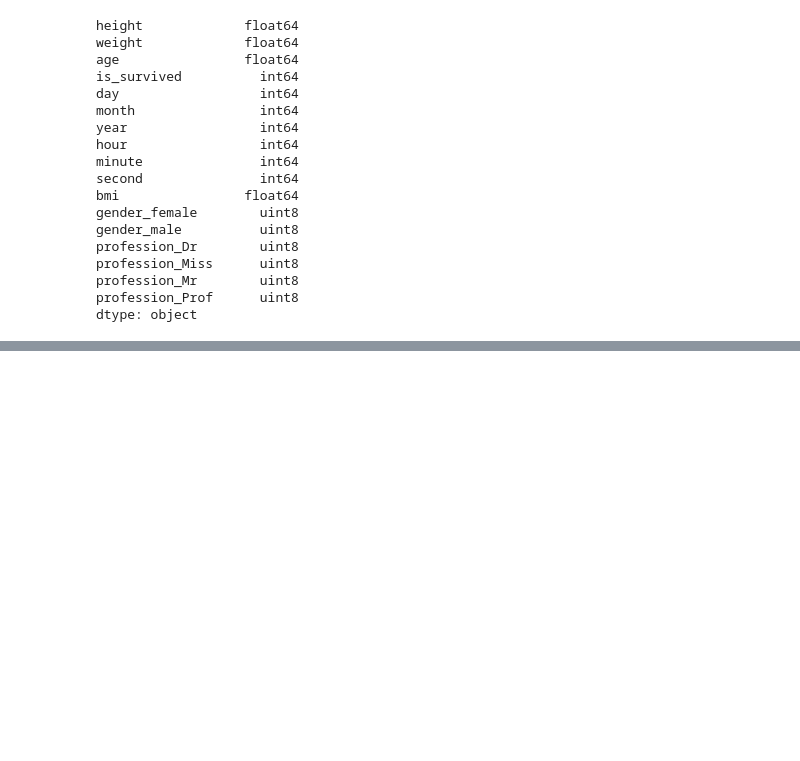
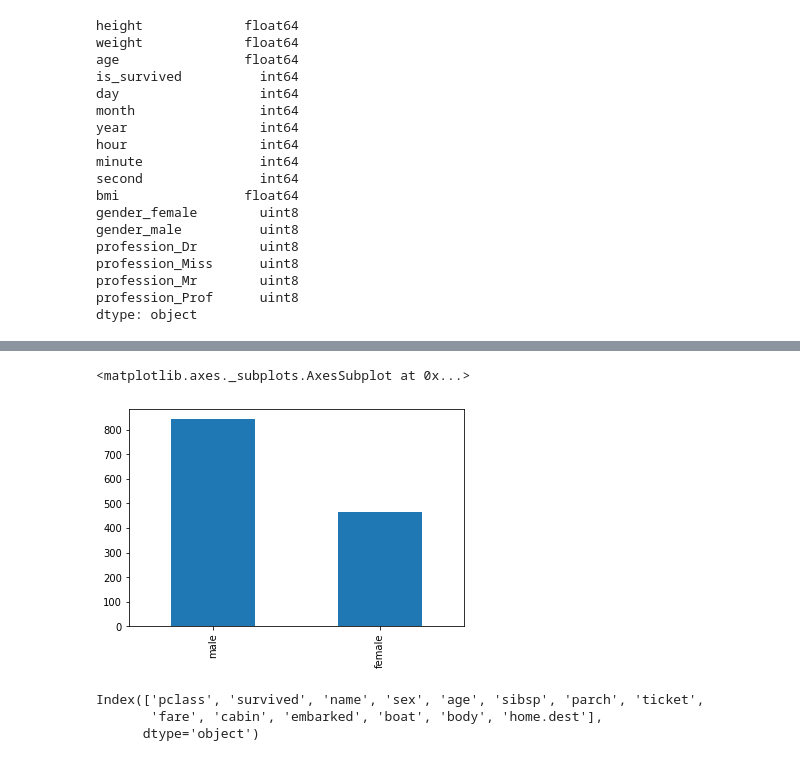
Before and after one commit to BastinRobin/ML101, a Jupyter notebook: notebooks/Feature Engineering - ML101.ipynb, the cells around one changed output, grey strips where cells are left out. Drawn from its saved outputs; the diff is of its cells as text; code cells hidden in the pictures; blank space fills up the shorter version.

```diff
--- a/notebooks/Feature Engineering - ML101.ipynb
+++ b/notebooks/Feature Engineering - ML101.ipynb
@@ -440,0 +591,11 @@ dtype: object
+# %%
+df['sex'].value_counts().plot(kind='bar')
+# %% [output]
+<matplotlib.axes._subplots.AxesSubplot at 0x...>
+[figure, added]
+# %%
+df.columns
+# %% [output]
+Index(['pclass', 'survived', 'name', 'sex', 'age', 'sibsp', 'parch', 'ticket',
+       'fare', 'cabin', 'embarked', 'boat', 'body', 'home.dest'],
+      dtype='object')
```
Also changed, not shown: parts of 47 cells of this notebook.
